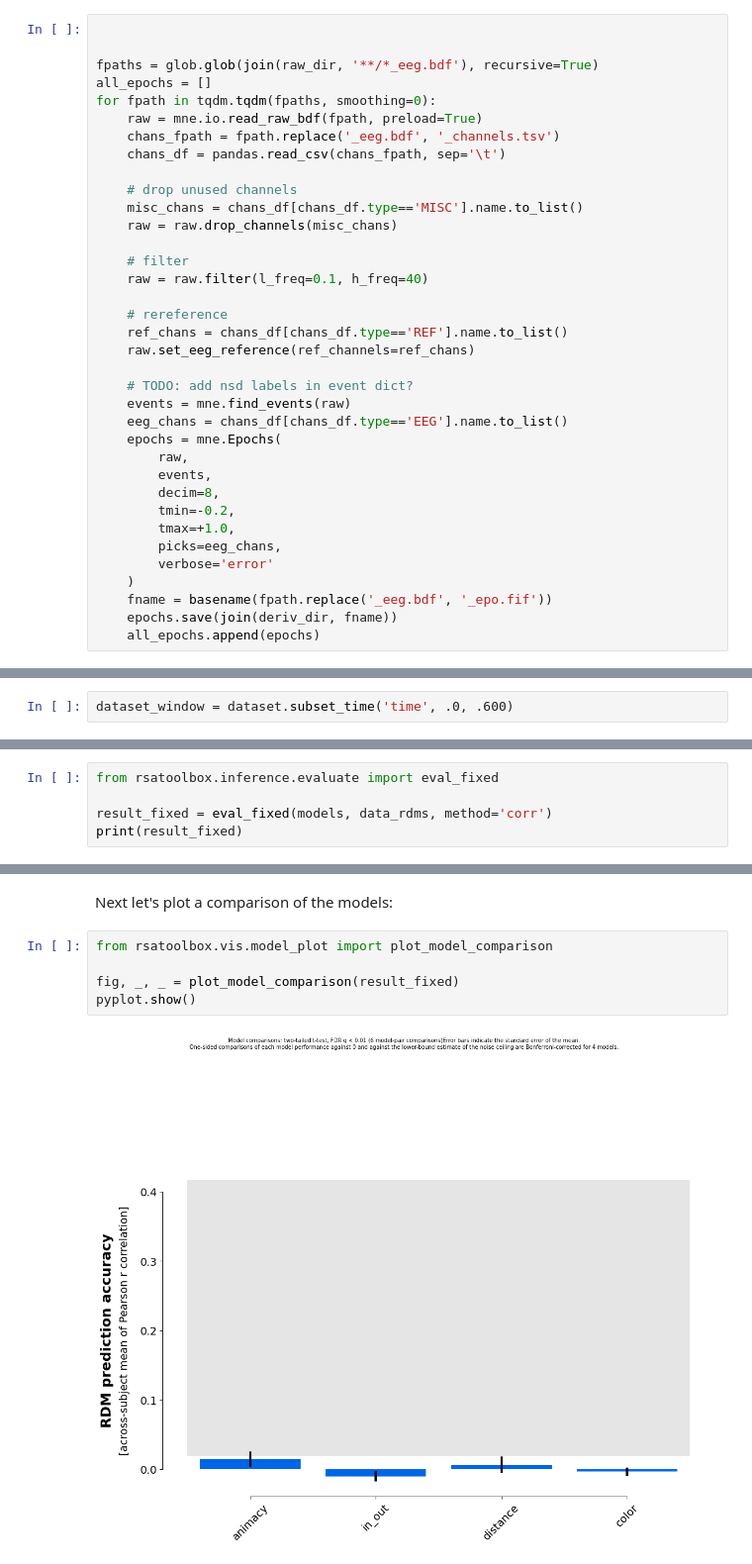
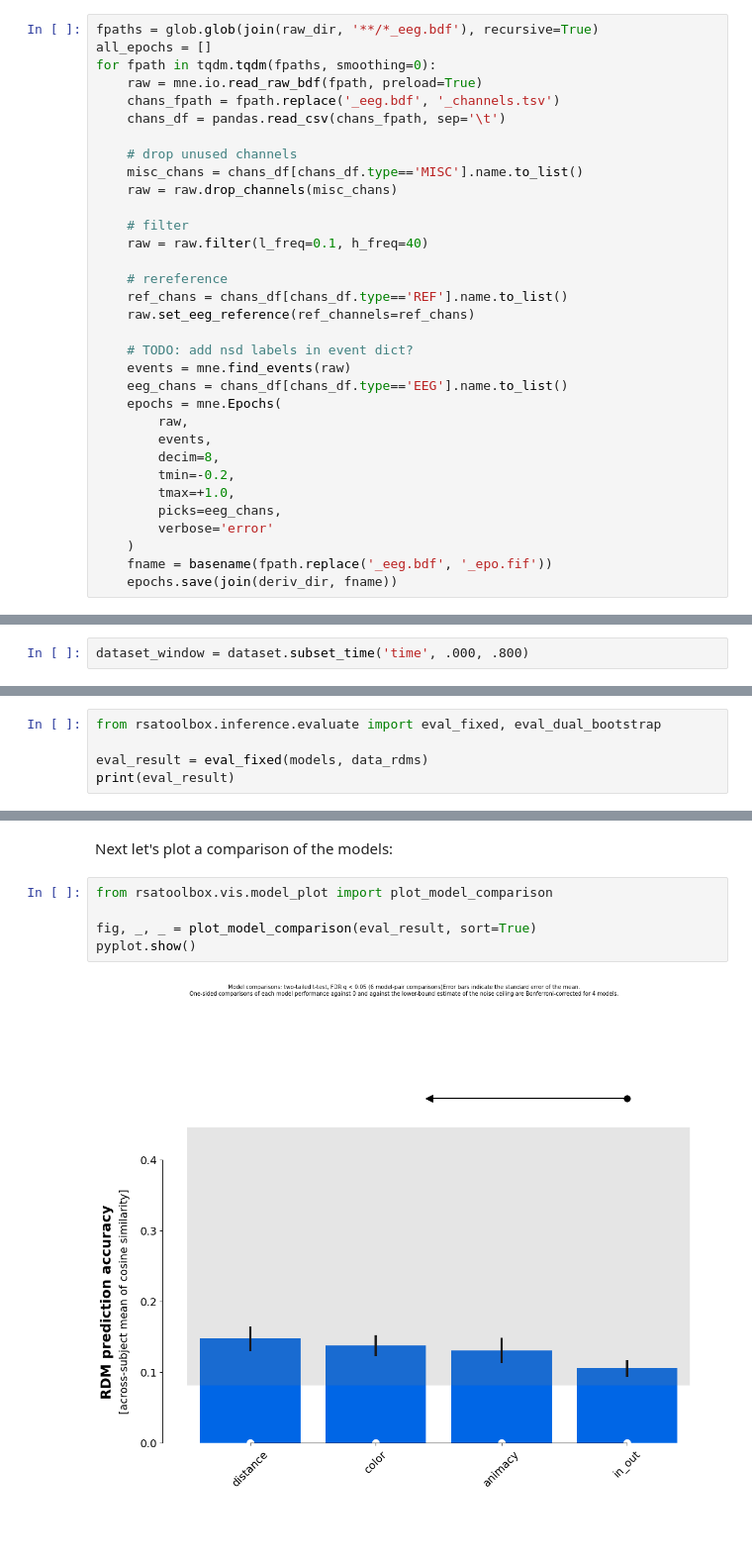
Before and after one commit to rsagroup/rsatoolbox, a Jupyter notebook: demos/demo_eeg.ipynb, the cells around one changed output, grey strips where cells are left out. Shown: that part at 99% size. Cells and saved outputs as stored; diff of their text form; blank space fills up the shorter version.

```diff
--- a/demos/demo_eeg.ipynb
+++ b/demos/demo_eeg.ipynb
@@ -38,6 +36,4 @@ the trials.
 # %%
-
-
 fpaths = glob.glob(join(raw_dir, '**/*_eeg.bdf'), recursive=True)
 all_epochs = []
 for fpath in tqdm.tqdm(fpaths, smoothing=0):
@@ -70,5 +66,4 @@ for fpath in tqdm.tqdm(fpaths, smoothing=0):
     )
     fname = basename(fpath.replace('_eeg.bdf', '_epo.fif'))
     epochs.save(join(deriv_dir, fname))
-    all_epochs.append(epochs)
 # %% [markdown]
@@ -132,5 +127,5 @@ For the first hypothesis, we will look at a spatiotemporal window. In other word
 # %%
-dataset_window = dataset.subset_time('time', .0, .600)
+dataset_window = dataset.subset_time('time', .000, .800)
 # %% [markdown]
 Then we collapse the time dimension, to create a regular `Dataset` object where the samples are represented as *channels* (or features).
 # %%
@@ -247,8 +242,8 @@ for model_name in annot_rdms.rdm_descriptors['name']:
 # %% [markdown]
 Let's see how well each of these models explains the EEG data RDMs
 # %%
-from rsatoolbox.inference.evaluate import eval_fixed
+from rsatoolbox.inference.evaluate import eval_fixed, eval_dual_bootstrap
 
-result_fixed = eval_fixed(models, data_rdms, method='corr')
-print(result_fixed)
+eval_result = eval_fixed(models, data_rdms)
+print(eval_result)
 # %% [output]
@@ -267,7 +262,7 @@ Next let's plot a comparison of the models:
 # %%
 from rsatoolbox.vis.model_plot import plot_model_comparison
 
-fig, _, _ = plot_model_comparison(result_fixed)
+fig, _, _ = plot_model_comparison(eval_result, sort=True)
 pyplot.show()
 # %% [output]
-[figure, old version]
+[figure, new version]
```
Also changed, not shown: parts of 17 cells of this notebook.
